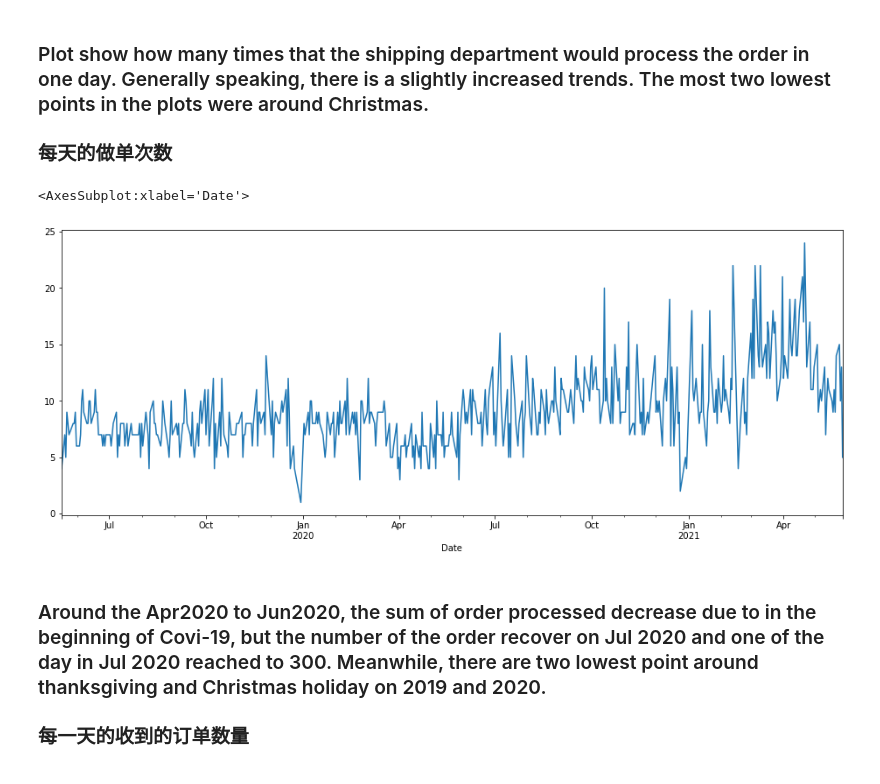
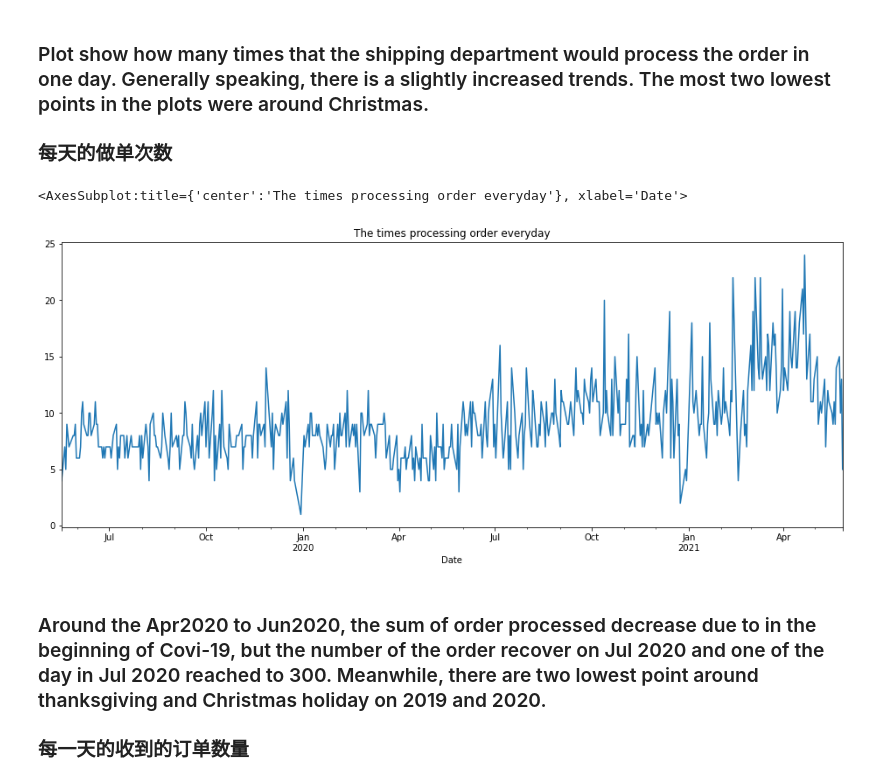
Before and after one commit to rhodapang/Python-for-data-analysis, a Jupyter notebook: Log Analysis for Shipping Department.ipynb, the cells around one changed output. Drawn from its saved outputs; the diff is of its cells as text; code cells hidden in the pictures.

```diff
--- a/Log Analysis for Shipping Department.ipynb
+++ b/Log Analysis for Shipping Department.ipynb
@@ -74,10 +74,10 @@ Freq: D, Name: Order Qty, Length: 509, dtype: int64
 ###  每天的做单次数
 # %%
 
-df['Order Qty'].groupby(df['Date'].dt.to_period('D')).count().plot(figsize=(16,6))
+df['Order Qty'].groupby(df['Date'].dt.to_period('D')).count().plot(figsize=(16,6),title = 'The times processing order everyday')
 # %% [output]
-<AxesSubplot:xlabel='Date'>
+<AxesSubplot:title={'center':'The times processing order everyday'}, xlabel='Date'>
-[figure, old version]
+[figure, new version]
 # %% [markdown]
 ### Around the Apr2020 to Jun2020, the sum of order processed decrease due to in the beginning of Covi-19, but the number of  the order recover on Jul 2020 and one of the day in Jul 2020 reached to 300. Meanwhile, there are two lowest point around thanksgiving and Christmas holiday on 2019 and 2020.
 
```
Also changed, not shown: parts of 2 cells of this notebook.
